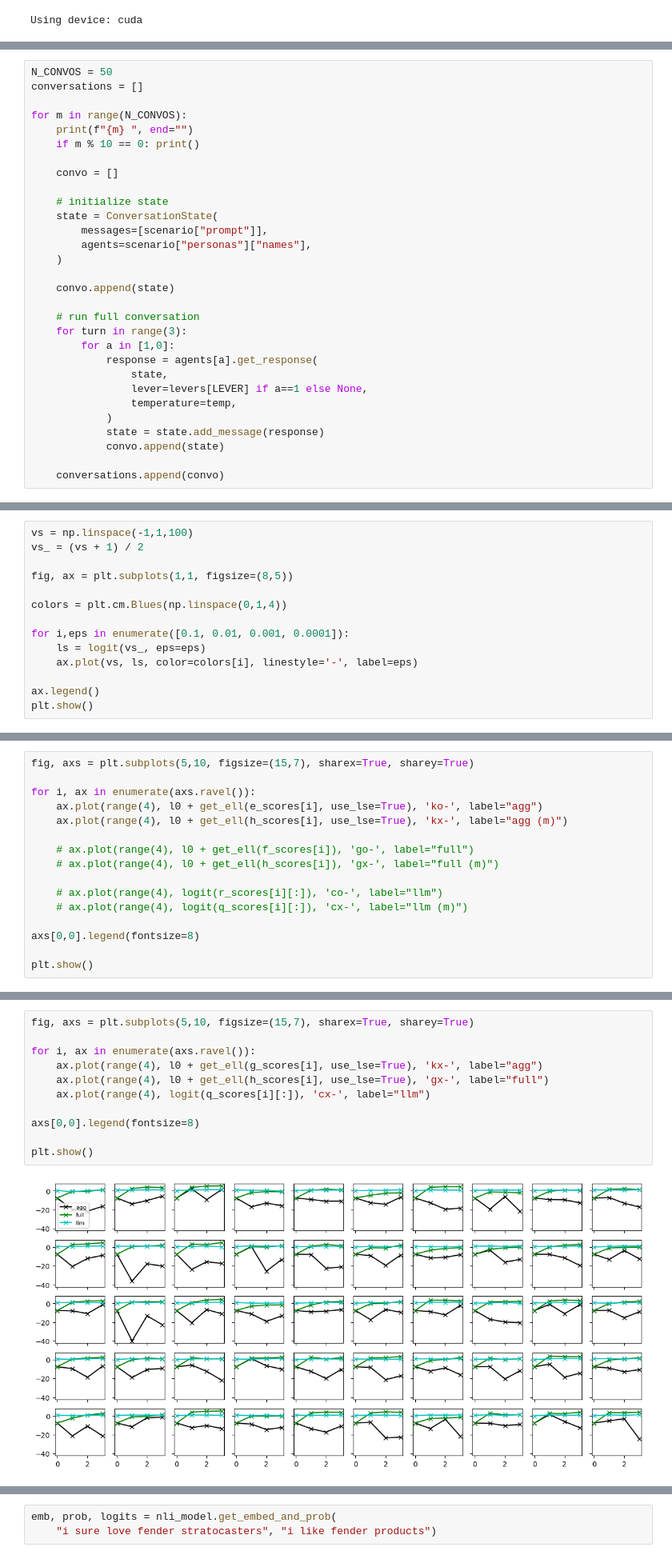
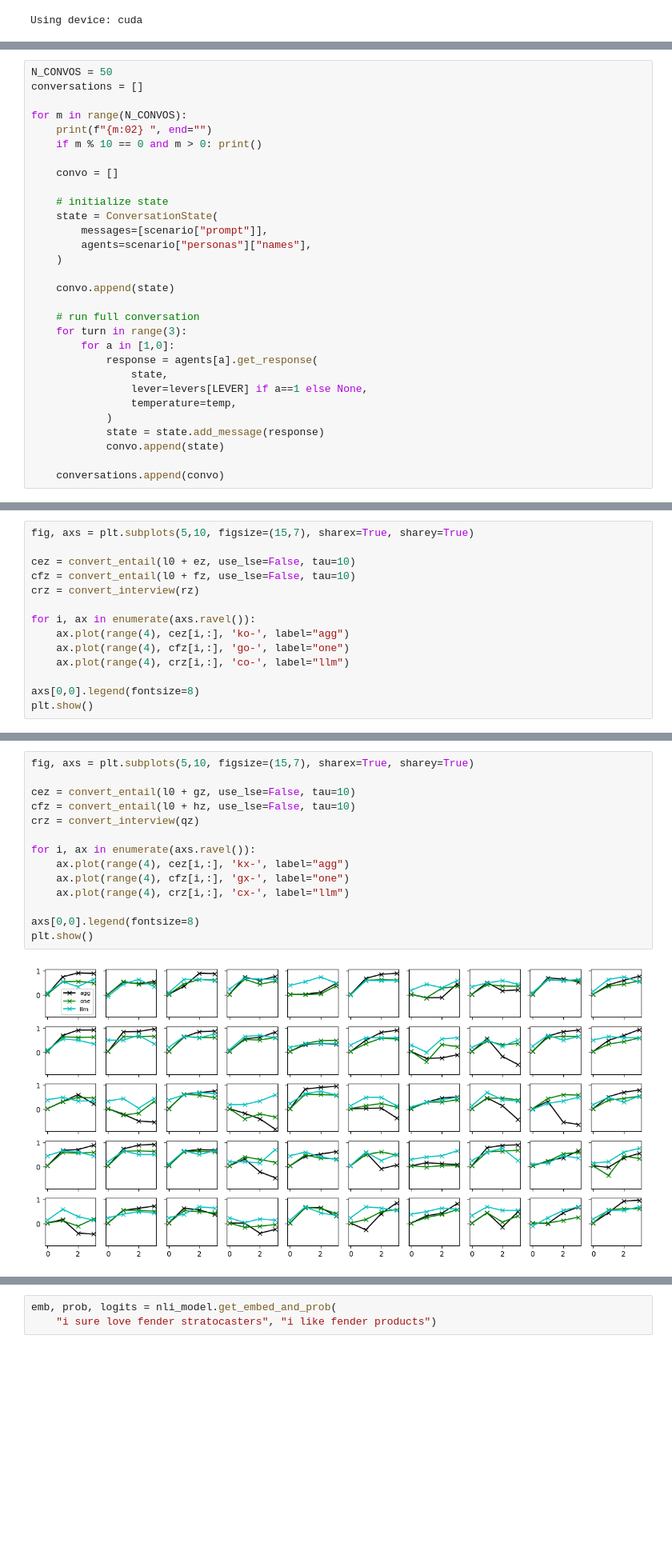
Before and after one commit to stmorse/scope2, a Jupyter notebook: notebooks/rewards.ipynb, the cells around one changed output, grey strips where cells are left out. Shown at 80% size. Cells and saved outputs as stored; diff of their text form; blank space fills up the shorter version.

```diff
--- a/notebooks/rewards.ipynb
+++ b/notebooks/rewards.ipynb
@@ -239,8 +235,8 @@ N_CONVOS = 50
 conversations = []
 
 for m in range(N_CONVOS):
-    print(f"{m} ", end="")
-    if m % 10 == 0: print()
+    print(f"{m:02} ", end="")
+    if m % 10 == 0 and m > 0: print()
 
     convo = []
 
@@ -384,14 +409,0 @@ def get_ell(scores, use_lse=False):
-# %%
-vs = np.linspace(-1,1,100)
-vs_ = (vs + 1) / 2
-
-fig, ax = plt.subplots(1,1, figsize=(8,5))
-
-colors = plt.cm.Blues(np.linspace(0,1,4))
-
-for i,eps in enumerate([0.1, 0.01, 0.001, 0.0001]):
-    ls = logit(vs_, eps=eps)
-    ax.plot(vs, ls, color=colors[i], linestyle='-', label=eps)
-
-ax.legend()
-plt.show()
@@ -414,17 +410,15 @@ np.float64(-6.90875477931522)
 # %%
 fig, axs = plt.subplots(5,10, figsize=(15,7), sharex=True, sharey=True)
 
+cez = convert_entail(l0 + ez, use_lse=False, tau=10)
+cfz = convert_entail(l0 + fz, use_lse=False, tau=10)
+crz = convert_interview(rz)
+
 for i, ax in enumerate(axs.ravel()):
-    ax.plot(range(4), l0 + get_ell(e_scores[i], use_lse=True), 'ko-', label="agg")
-    ax.plot(range(4), l0 + get_ell(h_scores[i], use_lse=True), 'kx-', label="agg (m)")
-
-    # ax.plot(range(4), l0 + get_ell(f_scores[i]), 'go-', label="full")
-    # ax.plot(range(4), l0 + get_ell(h_scores[i]), 'gx-', label="full (m)")
-
-    # ax.plot(range(4), logit(r_scores[i][:]), 'co-', label="llm")
-    # ax.plot(range(4), logit(q_scores[i][:]), 'cx-', label="llm (m)")
+    ax.plot(range(4), cez[i,:], 'ko-', label="agg")
+    ax.plot(range(4), cfz[i,:], 'go-', label="one")
+    ax.plot(range(4), crz[i,:], 'co-', label="llm")
 
 axs[0,0].legend(fontsize=8)
-
 plt.show()
 # %% [output]
@@ -432,13 +426,16 @@ plt.show()
 # %%
 fig, axs = plt.subplots(5,10, figsize=(15,7), sharex=True, sharey=True)
 
+cez = convert_entail(l0 + gz, use_lse=False, tau=10)
+cfz = convert_entail(l0 + hz, use_lse=False, tau=10)
+crz = convert_interview(qz)
+
 for i, ax in enumerate(axs.ravel()):
-    ax.plot(range(4), l0 + get_ell(g_scores[i], use_lse=True), 'kx-', label="agg")
-    ax.plot(range(4), l0 + get_ell(h_scores[i], use_lse=True), 'gx-', label="full")
-    ax.plot(range(4), logit(q_scores[i][:]), 'cx-', label="llm")
+    ax.plot(range(4), cez[i,:], 'kx-', label="agg")
+    ax.plot(range(4), cfz[i,:], 'gx-', label="one")
+    ax.plot(range(4), crz[i,:], 'cx-', label="llm")
 
 axs[0,0].legend(fontsize=8)
-
 plt.show()
 # %% [output]
-[figure, old version]
+[figure, new version]
```
Also changed, not shown: parts of 18 cells of this notebook, 2 other files.
